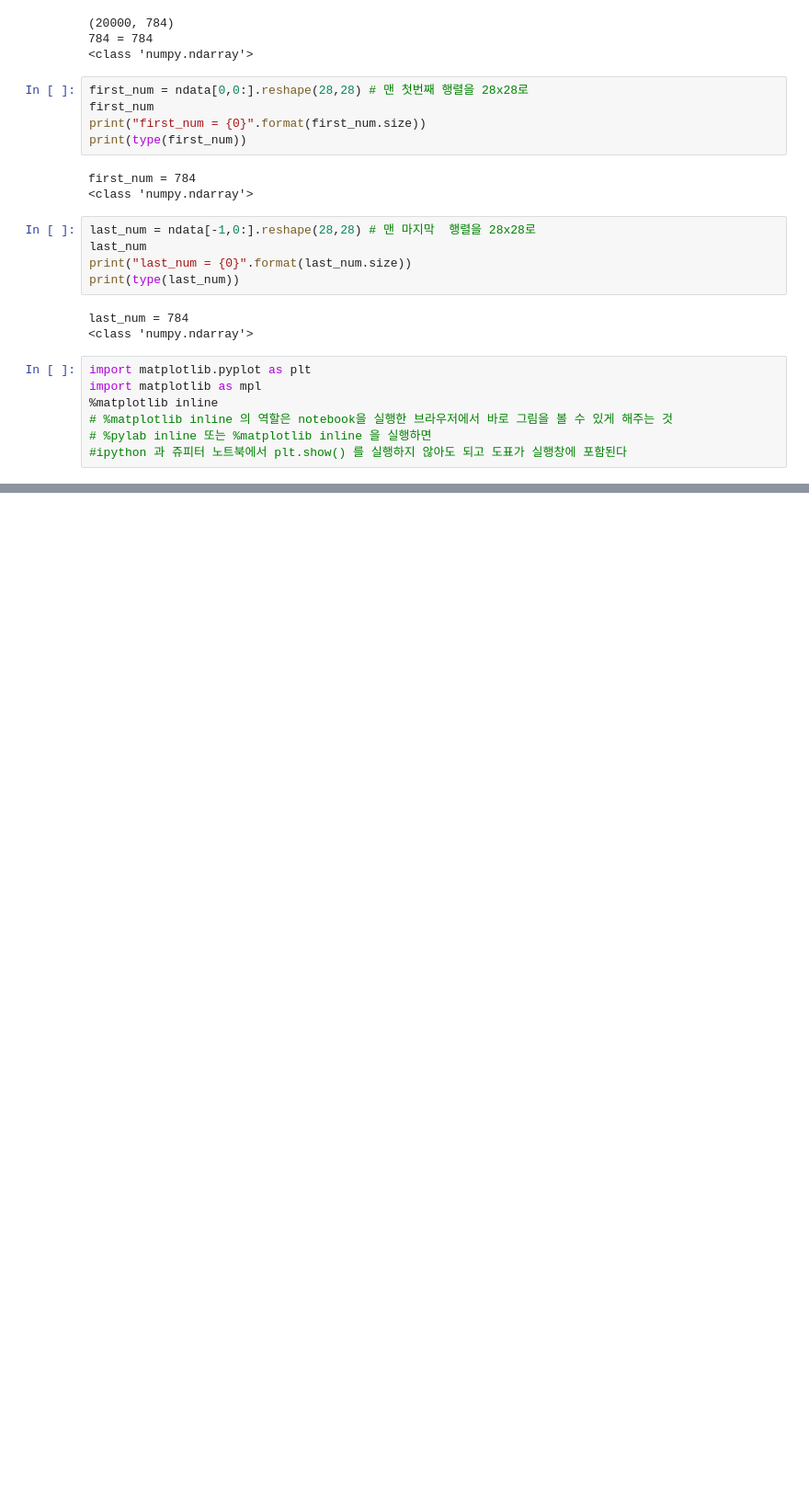
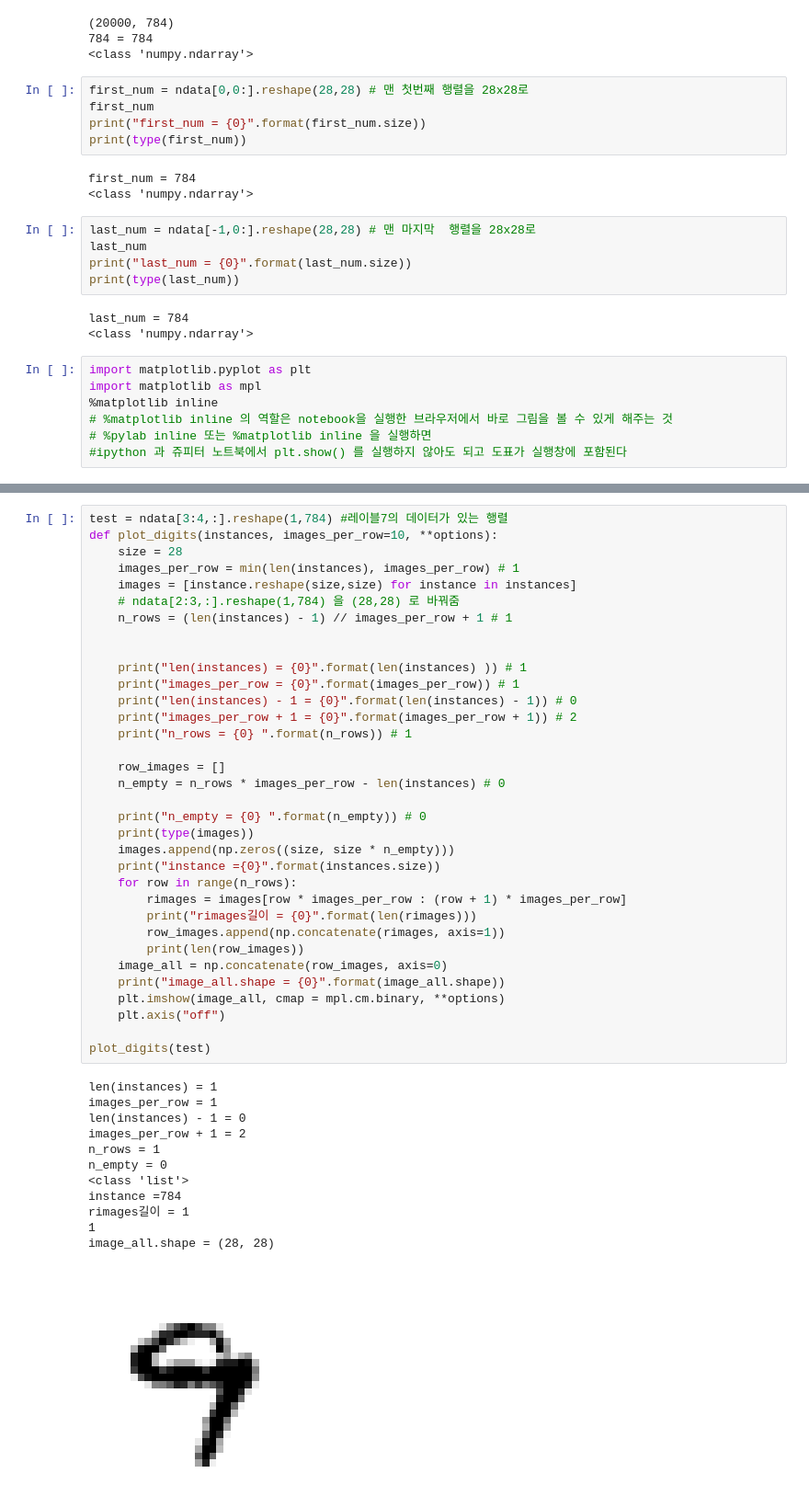
Before and after one commit to rlfwo93/machine-learning, a Jupyter notebook: pratice.ipynb, the cells around one changed output, grey strips where cells are left out. Shown: that part at 92% size. Cells and saved outputs as stored; diff of their text form; blank space fills up the shorter version.

```diff
--- a/pratice.ipynb
+++ b/pratice.ipynb
@@ -68,0 +69,47 @@ plt.show()
+# %%
+test = ndata[3:4,:].reshape(1,784) #레이블7의 데이터가 있는 행렬
+def plot_digits(instances, images_per_row=10, **options):
+    size = 28
+    images_per_row = min(len(instances), images_per_row) # 1
+    images = [instance.reshape(size,size) for instance in instances]
+    # ndata[2:3,:].reshape(1,784) 을 (28,28) 로 바꿔줌
+    n_rows = (len(instances) - 1) // images_per_row + 1 # 1
+
+
+    print("len(instances) = {0}".format(len(instances) )) # 1
+    print("images_per_row = {0}".format(images_per_row)) # 1
+    print("len(instances) - 1 = {0}".format(len(instances) - 1)) # 0
+    print("images_per_row + 1 = {0}".format(images_per_row + 1)) # 2
+    print("n_rows = {0} ".format(n_rows)) # 1
+
+    row_images = []
+    n_empty = n_rows * images_per_row - len(instances) # 0
+
+    print("n_empty = {0} ".format(n_empty)) # 0
+    print(type(images))
+    images.append(np.zeros((size, size * n_empty)))
+    print("instance ={0}".format(instances.size))
+    for row in range(n_rows):
+        rimages = images[row * images_per_row : (row + 1) * images_per_row]
+        print("rimages길이 = {0}".format(len(rimages)))
+        row_images.append(np.concatenate(rimages, axis=1))
+        print(len(row_images))
+    image_all = np.concatenate(row_images, axis=0)
+    print("image_all.shape = {0}".format(image_all.shape))
+    plt.imshow(image_all, cmap = mpl.cm.binary, **options)
+    plt.axis("off")
+
+plot_digits(test)
+# %% [output]
+len(instances) = 1
+images_per_row = 1
+len(instances) - 1 = 0
+images_per_row + 1 = 2
+n_rows = 1
+n_empty = 0
+<class 'list'>
+instance =784
+rimages길이 = 1
+1
+image_all.shape = (28, 28)
+[figure, added]
```
Also changed, not shown: parts of 7 cells of this notebook.
